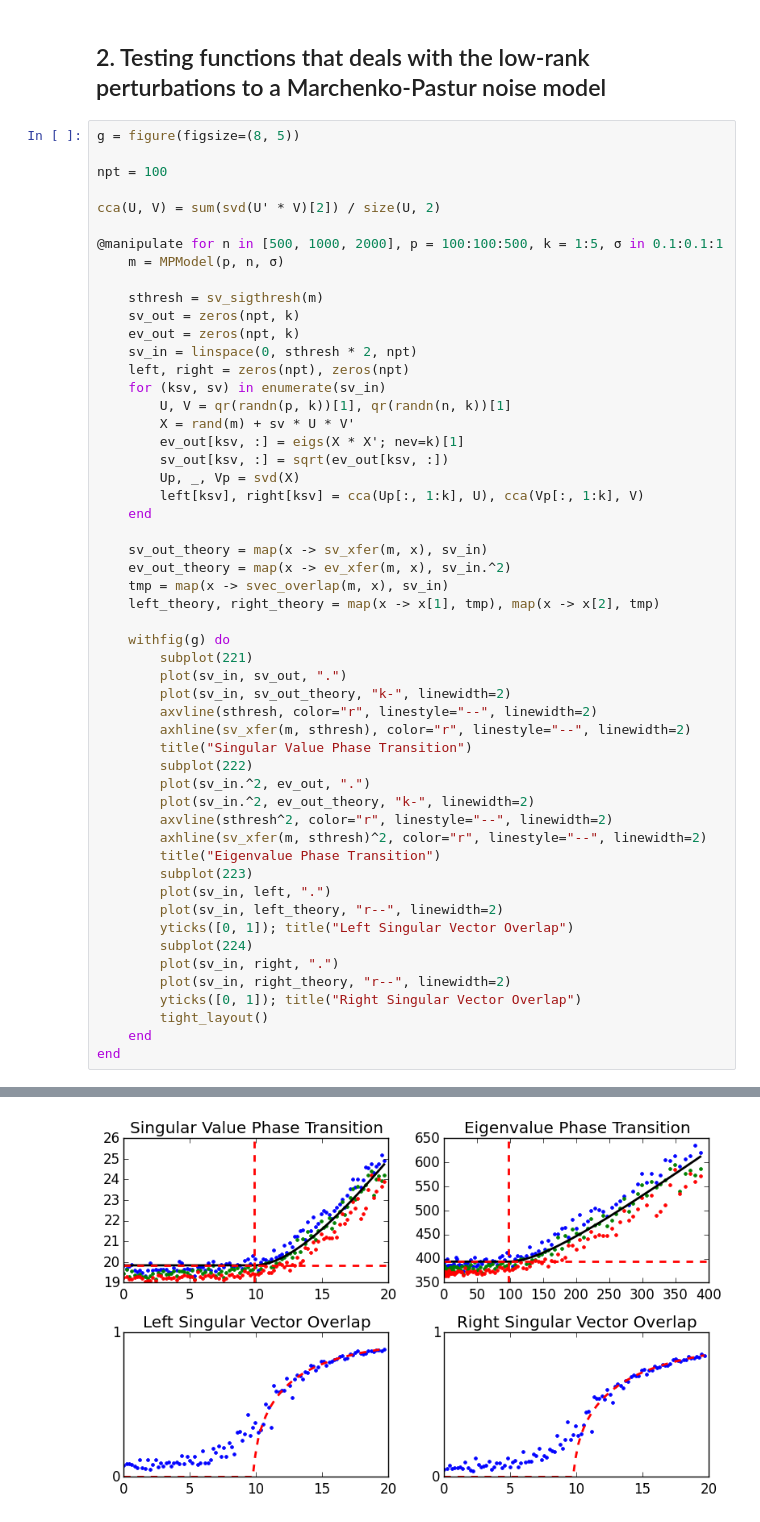
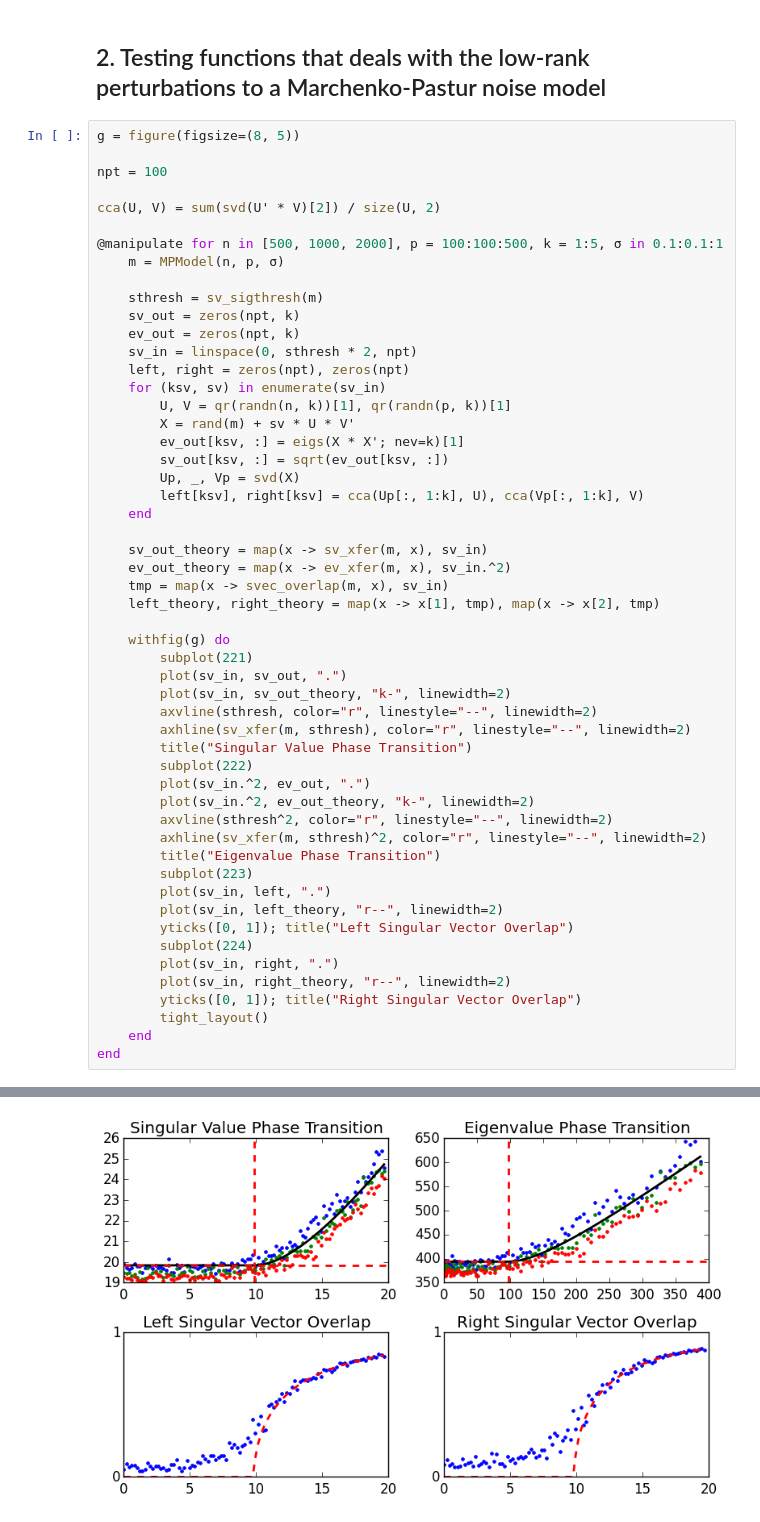
Before and after one commit to ganguli-lab/single-trial, a Jupyter notebook: notebooks/Test - Marchenko-Pastur Noise Model.ipynb, the cells around one changed output, grey strips where cells are left out. Saved outputs shown, nothing was run; the diff lists cells and outputs as text.

```diff
--- a/notebooks/Test - Marchenko-Pastur Noise Model.ipynb
+++ b/notebooks/Test - Marchenko-Pastur Noise Model.ipynb
@@ -64,7 +64,7 @@ npt = 100
 cca(U, V) = sum(svd(U' * V)[2]) / size(U, 2)
 
 @manipulate for n in [500, 1000, 2000], p = 100:100:500, k = 1:5, σ in 0.1:0.1:1
-    m = MPModel(p, n, σ)
+    m = MPModel(n, p, σ)
 
     sthresh = sv_sigthresh(m)
     sv_out = zeros(npt, k)
@@ -72,7 +72,7 @@ cca(U, V) = sum(svd(U' * V)[2]) / size(U, 2)
     sv_in = linspace(0, sthresh * 2, npt)
     left, right = zeros(npt), zeros(npt)
     for (ksv, sv) in enumerate(sv_in)
-        U, V = qr(randn(p, k))[1], qr(randn(n, k))[1]
+        U, V = qr(randn(n, k))[1], qr(randn(p, k))[1]
         X = rand(m) + sv * U * V'
         ev_out[ksv, :] = eigs(X * X'; nev=k)[1]
         sv_out[ksv, :] = sqrt(ev_out[ksv, :])
@@ -87,31 +87,31 @@ cca(U, V) = sum(svd(U' * V)[2]) / size(U, 2)
 
     withfig(g) do
         subplot(221)
         plot(sv_in, sv_out, ".")
         plot(sv_in, sv_out_theory, "k-", linewidth=2)
         axvline(sthresh, color="r", linestyle="--", linewidth=2)
         axhline(sv_xfer(m, sthresh), color="r", linestyle="--", linewidth=2)
         title("Singular Value Phase Transition")
         subplot(222)
         plot(sv_in.^2, ev_out, ".")
         plot(sv_in.^2, ev_out_theory, "k-", linewidth=2)
         axvline(sthresh^2, color="r", linestyle="--", linewidth=2)
         axhline(sv_xfer(m, sthresh)^2, color="r", linestyle="--", linewidth=2)
         title("Eigenvalue Phase Transition")
         subplot(223)
         plot(sv_in, left, ".")
         plot(sv_in, left_theory, "r--", linewidth=2)
         yticks([0, 1]); title("Left Singular Vector Overlap")
         subplot(224)
         plot(sv_in, right, ".")
         plot(sv_in, right_theory, "r--", linewidth=2)
         yticks([0, 1]); title("Right Singular Vector Overlap")
         tight_layout()
     end
 end
 # %% [output]
 Options{:ToggleButtons,Int64}([Input{Int64}] 500,"n",500,"500",["500"=>500,"1000"=>1000,"2000"=>2000])
 Slider{Int64}([Input{Int64}] 300,"p",300,100:100:500)
 Slider{Int64}([Input{Int64}] 3,"k",3,1:5)
 Slider{Float64}([Input{Float64}] 0.5,"σ",0.5,0.1:0.1:1.0)
-[figure, old version]
+[figure, new version]
```
Also changed, not shown: parts of 2 cells of this notebook.
